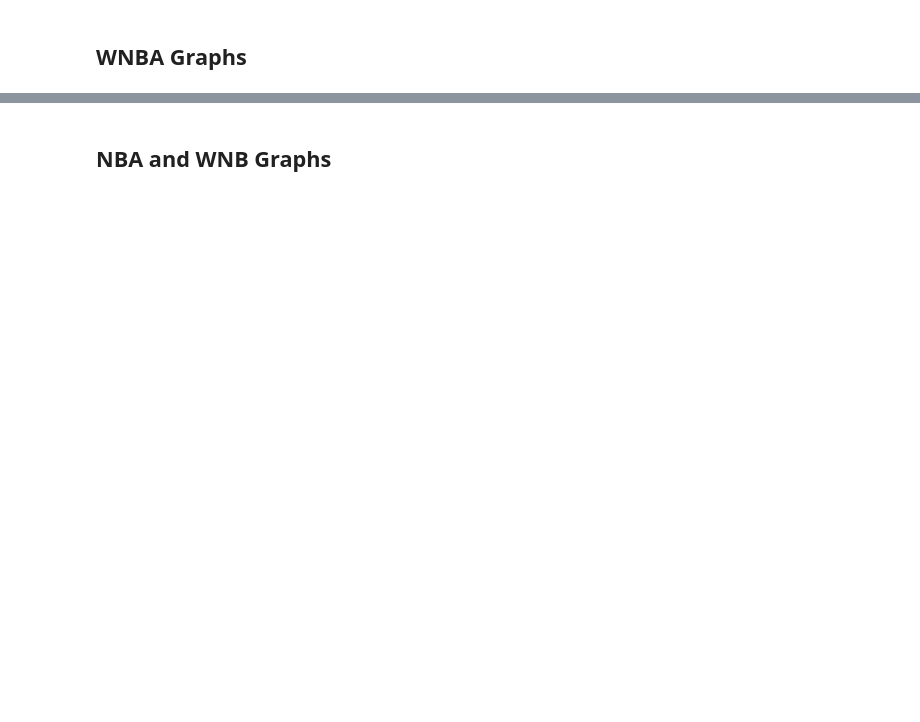
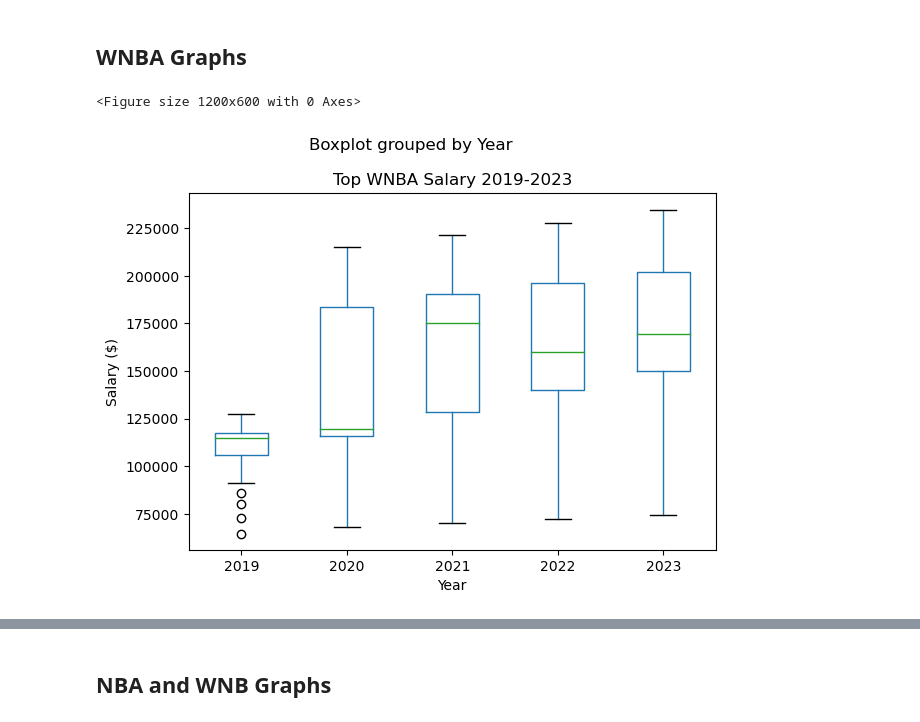
Before and after one commit to Hensonkk/NBA-VS-WNBA, a Jupyter notebook: NBA_WNBA_Analysis.ipynb, the cells around one changed output, grey strips where cells are left out. Drawn from its saved outputs; the diff is of its cells as text; code cells hidden in the pictures; blank space fills up the shorter version.

```diff
--- a/NBA_WNBA_Analysis.ipynb
+++ b/NBA_WNBA_Analysis.ipynb
@@ -220,11 +524,18 @@ wnba_summary_stats
 # %% [markdown]
 ## WNBA Graphs
 # %%
+# Create box plot for WNBA salaries from 2019 to 2023
+plt.figure(figsize=(12,6))
 wnba_salaries.boxplot(by ='Year', column=['Salary'], grid = False)
+plt.title('Top WNBA Salary 2019-2023')
 plt.ylabel('Salary ($)')
+plt.tight_layout()
 
 plt.savefig("graph_outputs/WNBA_Salary_2019_2013.png")
 plt.show()
+# %% [output]
+<Figure size 1200x600 with 0 Axes>
+[figure, added]
 # %%
 wnba_salaries.boxplot(by ='Team', column=['Salary'], grid = False)
 plt.xticks(rotation='vertical')
```
Also changed, not shown: parts of 55 cells of this notebook, 3 other files.
